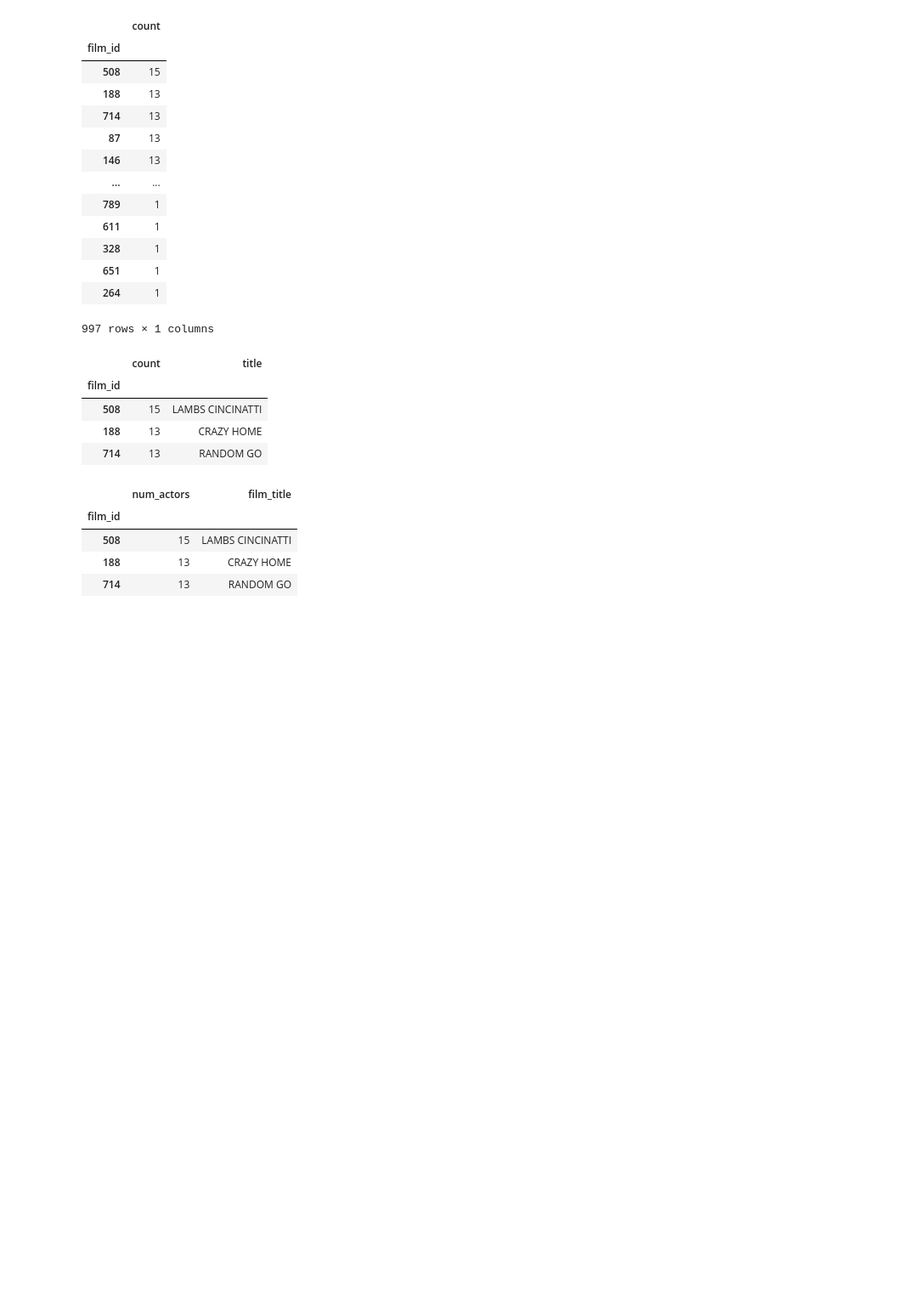
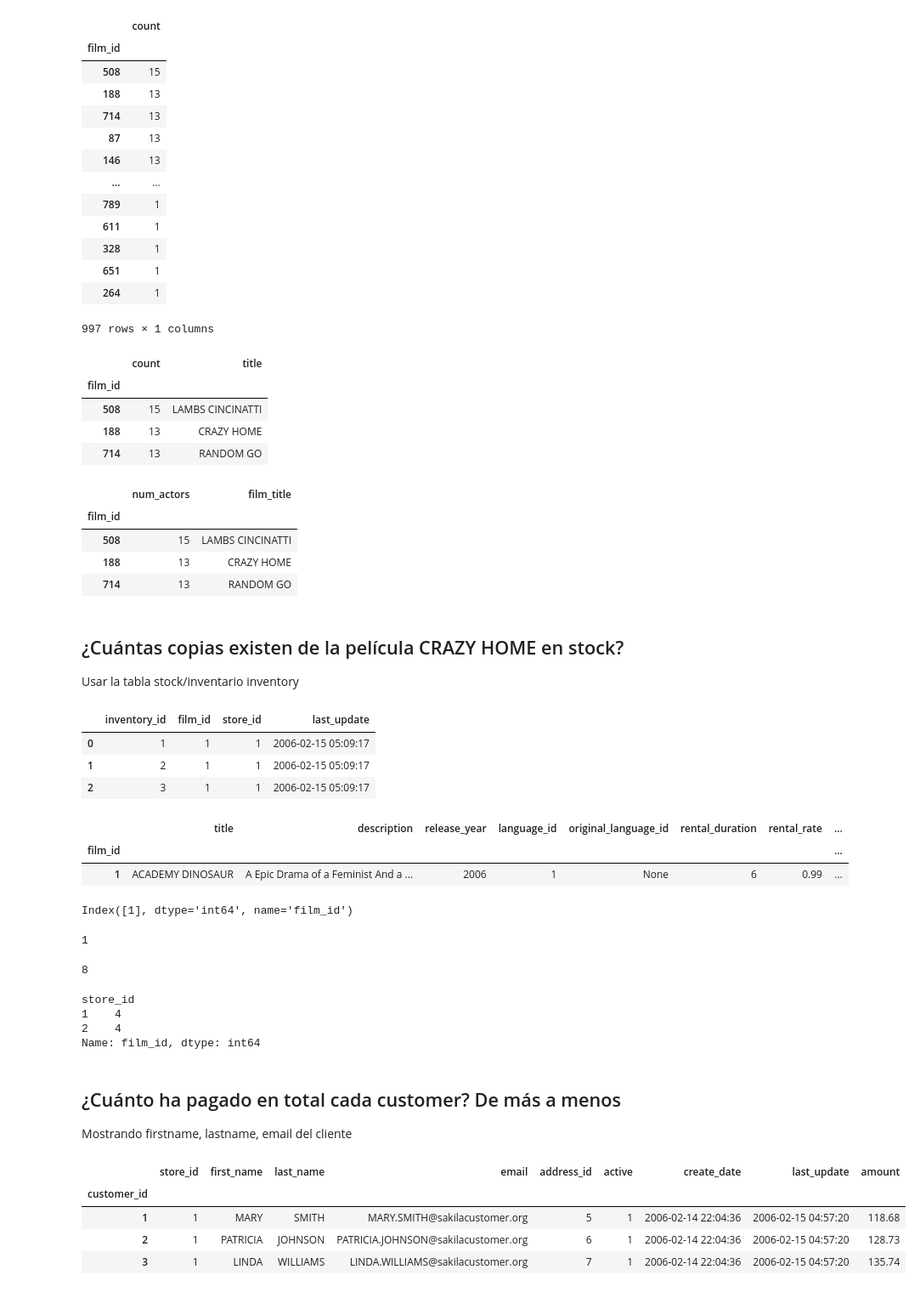
Before and after one commit to Jholman-Andres-Cuartas/curso_analisis_Jholman_cuartas, a Jupyter notebook: m4-pandas/1.operaciones/6.sakila_join.ipynb, the cells around one changed output. Shown at 85% size. Saved outputs shown, nothing was run; the diff lists cells and outputs as text; code cells hidden in the pictures; blank space fills up the shorter version.

Commit message:
sakila en pandas

```diff
--- a/m4-pandas/1.operaciones/6.sakila_join.ipynb
+++ b/m4-pandas/1.operaciones/6.sakila_join.ipynb
@@ -327,3 +322,61 @@ df_film_actor_count.head(3)
 | 508 | 15 | LAMBS CINCINATTI |
 | 188 | 13 | CRAZY HOME |
 | 714 | 13 | RANDOM GO |
+# %% [markdown]
+## ¿Cuántas copias existen de la película CRAZY HOME en stock?
+
+Usar la tabla stock/inventario inventory
+# %%
+df_inventory = pd.read_sql('SELECT * FROM inventory;', connection)
+df_inventory.head(3)
+# %% [output]
+|  | inventory_id | film_id | store_id | last_update |
+| 0 | 1 | 1 | 1 | 2006-02-15 05:09:17 |
+| 1 | 2 | 1 | 1 | 2006-02-15 05:09:17 |
+| 2 | 3 | 1 | 1 | 2006-02-15 05:09:17 |
+# %%
+# filtrar en df_film la película CRAZY HOME y quedarnos con su id
+filter = df_film['title'] == 'ACADEMY DINOSAUR'
+film_crazy_home = df_film[filter]
+film_crazy_home
+# %% [output]
+|  | title | description | release_year | language_id | original_language_id | rental_duration | rental_rate | ... |
+| film_id |  |  |  |  |  |  |  | ... |
+| 1 | ACADEMY DINOSAUR | A Epic Drama of a Feminist And a ... | 2006 | 1 | None | 6 | 0.99 | ... |
+# %%
+film_crazy_home.index
+# %% [output]
+Index([1], dtype='int64', name='film_id')
+# %%
+film_id = film_crazy_home.index[0]
+film_id
+# %% [output]
+1
+# %%
+filter = df_inventory['film_id'] == film_id
+df_inventory_crazy_home = df_inventory[filter]
+df_inventory_crazy_home['film_id'].count()
+# %% [output]
+8
+# %%
+# count pero agrupando por tienda, probar con ACADEMY DINOSAUR
+df_inventory_crazy_home.groupby('store_id')['film_id'].count()
+# %% [output]
+store_id
+1    4
+2    4
+Name: film_id, dtype: int64
+# %% [markdown]
+## ¿Cuánto ha pagado en total cada customer? De más a menos
+
+Mostrando firstname, lastname, email del cliente
+# %%
+df_customer = pd.read_sql('SELECT * FROM customer;', connection, index_col='customer_id')
+df_customer['amount'] = df_payment.groupby('customer_id')['amount'].sum()
+df_customer.head(3)
+# %% [output]
+|  | store_id | first_name | last_name | email | address_id | active | create_date | last_update | amount |
+| customer_id |  |  |  |  |  |  |  |  |  |
+| 1 | 1 | MARY | SMITH | MARY.SMITH@sakilacustomer.org | 5 | 1 | 2006-02-14 22:04:36 | 2006-02-15 04:57:20 | 118.68 |
+| 2 | 1 | PATRICIA | JOHNSON | PATRICIA.JOHNSON@sakilacustomer.org | 6 | 1 | 2006-02-14 22:04:36 | 2006-02-15 04:57:20 | 128.73 |
+| 3 | 1 | LINDA | WILLIAMS | LINDA.WILLIAMS@sakilacustomer.org | 7 | 1 | 2006-02-14 22:04:36 | 2006-02-15 04:57:20 | 135.74 |
```
Also changed, not shown: parts of 37 cells of this notebook.
